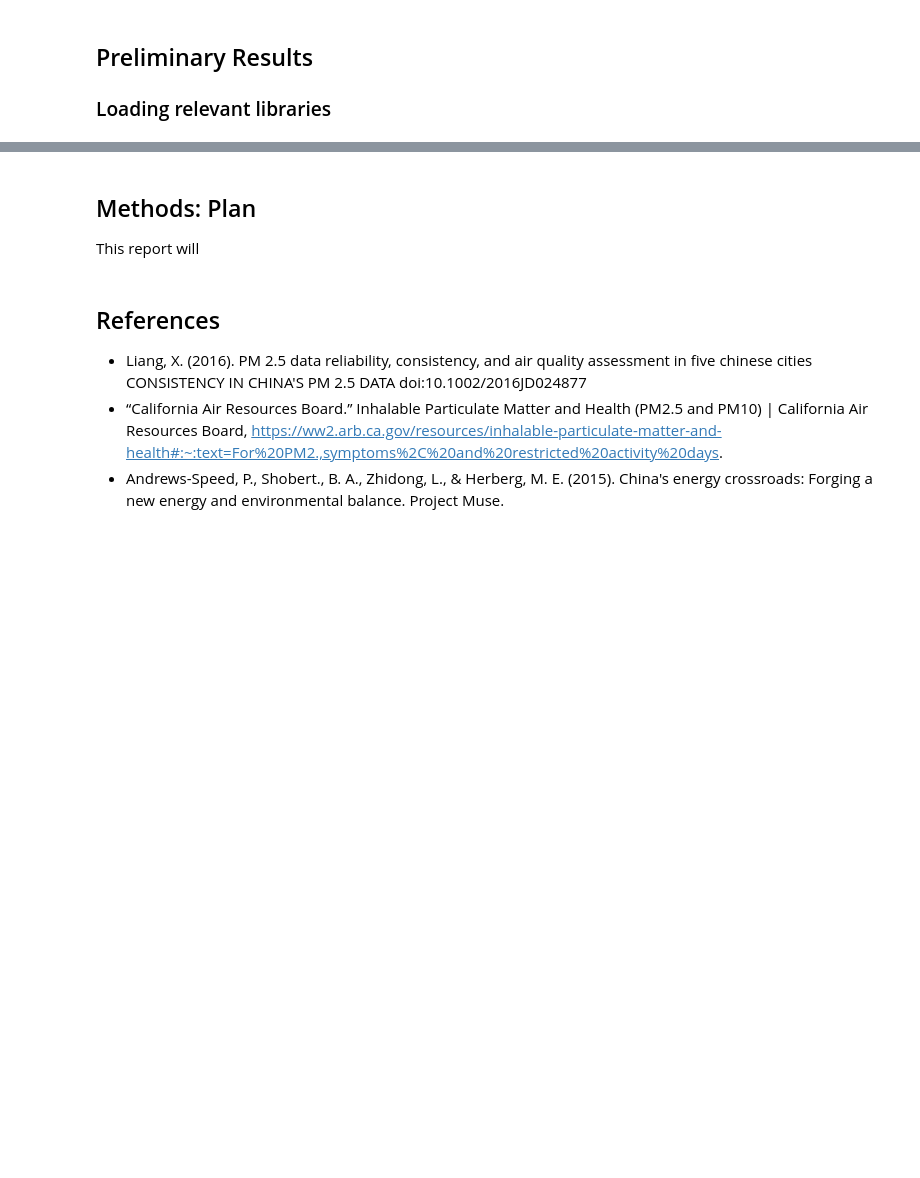
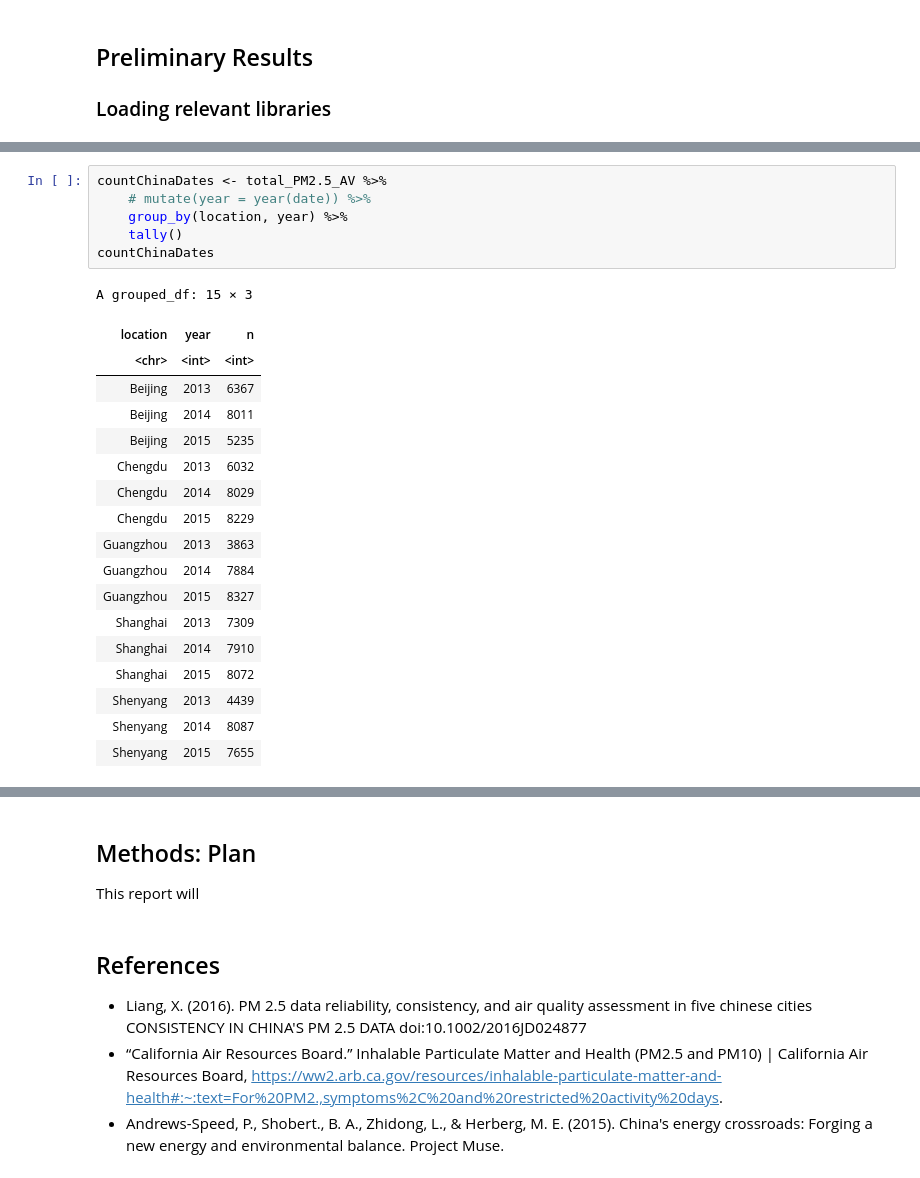
Before and after one commit to Nick-2003/STAT-201-Group-46-Project, a Jupyter notebook: STAT_201_Group_46_Project_Proposal.ipynb, the cells around one changed output, grey strips where cells are left out. Cells and saved outputs as stored; diff of their text form; blank space fills up the shorter version.

```diff
--- a/STAT_201_Group_46_Project_Proposal.ipynb
+++ b/STAT_201_Group_46_Project_Proposal.ipynb
@@ -149,0 +160,25 @@ A grouped_df: 6 × 3
+# %%
+countChinaDates <- total_PM2.5_AV %>%
+    # mutate(year = year(date)) %>%
+    group_by(location, year) %>%
+    tally()
+countChinaDates
+# %% [output]
+A grouped_df: 15 × 3
+| location | year | n |
+| <chr> | <int> | <int> |
+| Beijing | 2013 | 6367 |
+| Beijing | 2014 | 8011 |
+| Beijing | 2015 | 5235 |
+| Chengdu | 2013 | 6032 |
+| Chengdu | 2014 | 8029 |
+| Chengdu | 2015 | 8229 |
+| Guangzhou | 2013 | 3863 |
+| Guangzhou | 2014 | 7884 |
+| Guangzhou | 2015 | 8327 |
+| Shanghai | 2013 | 7309 |
+| Shanghai | 2014 | 7910 |
+| Shanghai | 2015 | 8072 |
+| Shenyang | 2013 | 4439 |
+| Shenyang | 2014 | 8087 |
+| Shenyang | 2015 | 7655 |
```
Also changed, not shown: parts of 8 cells of this notebook.
